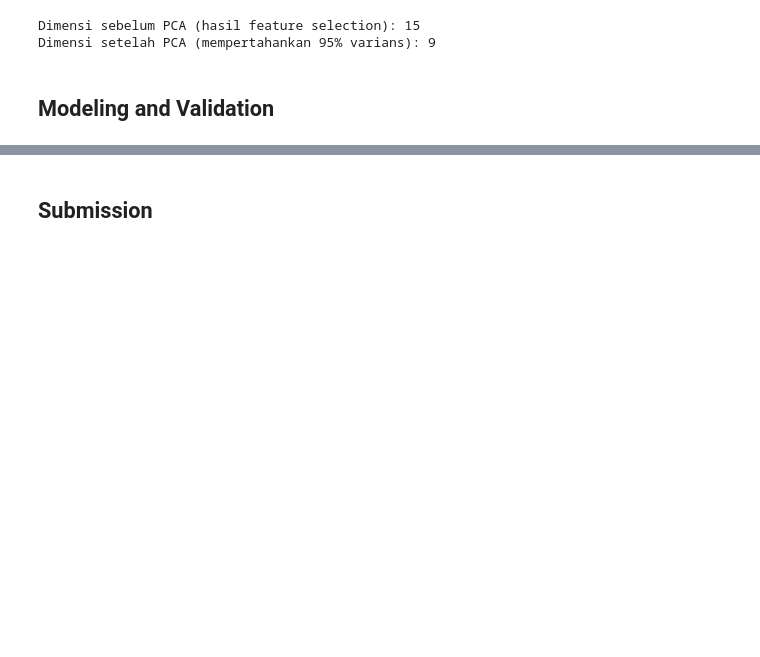
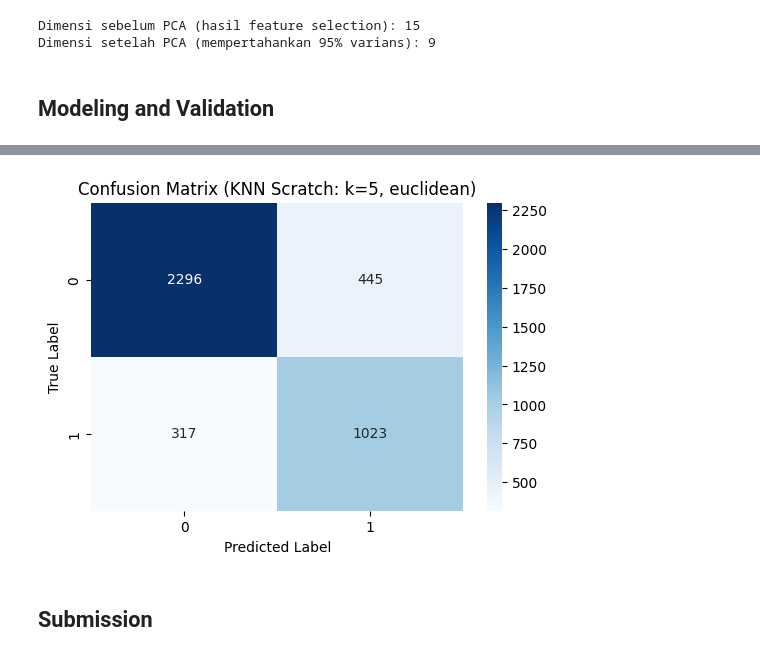
Before and after one commit to ethj0r/IF3170_G06_PhilippsLeatherJacket, a Jupyter notebook: main.ipynb, the cells around one changed output, grey strips where cells are left out. Saved outputs shown, nothing was run; the diff lists cells and outputs as text; code cells hidden in the pictures; blank space fills up the shorter version.

```diff
--- a/main.ipynb
+++ b/main.ipynb
@@ -458,0 +581,91 @@ Dimensi setelah PCA (mempertahankan 95% varians): 9
+# %%
+# Split data training jadi training and validation
+# Karena menggunakan SMOTE, splitting harus disesuaikan karena ada baris asli dan sintetis
+n_orig = len(X_train_encoded)
+is_orig = np.arange(len(y_train_balanced)) < n_orig
+
+a = X_train_balanced.iloc[:n_orig].to_numpy(dtype=float)
+b = X_train_encoded.to_numpy(dtype=float)
+print("Asumsi urutan SMOTE benar:", np.allclose(a, b))
+
+
+# Split, jaga proporsi label x asli/sintetis
+strat_key = np.asarray(y_train_balanced).astype(int) * 2 + is_orig.astype(int)
+X_tr, X_val, y_tr, y_val, orig_tr, orig_val = train_test_split(
+    X_train_pca, y_train_balanced, is_orig,
+    test_size=0.15,
+    random_state=RANDOM_STATE,
+    stratify=strat_key
+)
+X_tr, X_val = np.asarray(X_tr), np.asarray(X_val)
+y_tr, y_val = np.asarray(y_tr), np.asarray(y_val)
+
+print(f'Ukuran data train: {X_tr.shape}, Ukuran data validation: {X_val.shape}\n')
+print(f'Validation: {orig_val.sum()} baris asli, {(~orig_val).sum()} baris sintetis (tidak dinilai)\n')
+
+
+# Buat deretan configs untuk dipilih
+configs = [
+    {'k': 5, 'metric':'euclidean', 'p':2},
+    {'k': 5, 'metric':'manhattan', 'p':1},
+    {'k': 5, 'metric':'minkowski', 'p':5},
+    {'k': 5, 'metric':'hamming', 'p':2},
+    {'k': 10, 'metric':'euclidean', 'p':2},
+    {'k': 10, 'metric':'manhattan', 'p':1},
+    {'k': 10, 'metric':'minkowski', 'p':5},
+    {'k': 10, 'metric':'hamming', 'p':2},
+]
+
+# Inisialisasi KFolds
+k_folds = 5
+skf = StratifiedKFold(n_splits=k_folds, shuffle=True, random_state=RANDOM_STATE)
+
+best_f1_score = 0
+best_config = None
+
+for c in configs:
+    fold_accuracies = []
+    fold_f1_scores = []
+
+    # Loop for each fold
+    for fold, (train_idx, val_idx) in enumerate(skf.split(X_tr, y_tr)):
+        X_fold_train, X_fold_val = X_tr[train_idx], X_tr[val_idx]
+        y_fold_train, y_fold_val = y_tr[train_idx], y_tr[val_idx]
+
+        # fitting and predict test, finding accuracy score of each fold and config
+        knn_model = KNN(k=c['k'], metric=c['metric'], p=c['p'])
+        knn_model.fit(X_fold_train, y_fold_train)
+        y_pred_fold = knn_model.predict(X_fold_val)
+
+        fold_accuracies.append(accuracy_score(y_fold_val, y_pred_fold))
+        fold_f1_scores.append(f1_score(y_fold_val, y_pred_fold, average='macro'))
+
+    # Hitung rata-rata dan standar deviasi dari K-Fold
+    mean_acc = np.mean(fold_accuracies)
+    mean_f1 = np.mean(fold_f1_scores)
+    std_f1 = np.std(fold_f1_scores)
+
+    print(f"[KNN | k={c['k']}, metric={c['metric']}, p={c['p']}] -> "
+          f"Mean Acc: {mean_acc:.5f} | Mean Macro F1: {mean_f1:.5f} (±{std_f1:.5f})")
+
+    if mean_f1 > best_f1_score:
+        best_f1_score = mean_f1
+        best_config = c
+
+# Pilih konfigurasi terbaik
+final_knn = KNN(k=best_config['k'], metric=best_config['metric'], p=best_config['p'])
+final_knn.fit(X_tr, y_tr)
+val_preds = final_knn.predict(X_val)
+m = orig_val
+
+# Classification Report
+print(classification_report(y_val[m], val_preds[m]))
+
+# Confusion Matrix
+plt.figure(figsize=(6, 4))
+sns.heatmap(confusion_matrix(y_val[m], val_preds[m]), annot=True, fmt='d', cmap='Blues')
+plt.title(f"Confusion Matrix (KNN Scratch: k={best_config['k']}, {best_config['metric']})")
+plt.xlabel("Predicted Label")
+plt.ylabel("True Label")
+plt.show()
+# %% [output]
@@ -459,2 +689,3 @@ Dimensi setelah PCA (mempertahankan 95% varians): 9
+[figure, added]
 # %% [markdown]
 ## Submission
```
Also changed, not shown: parts of 10 cells of this notebook, 2 other files.
